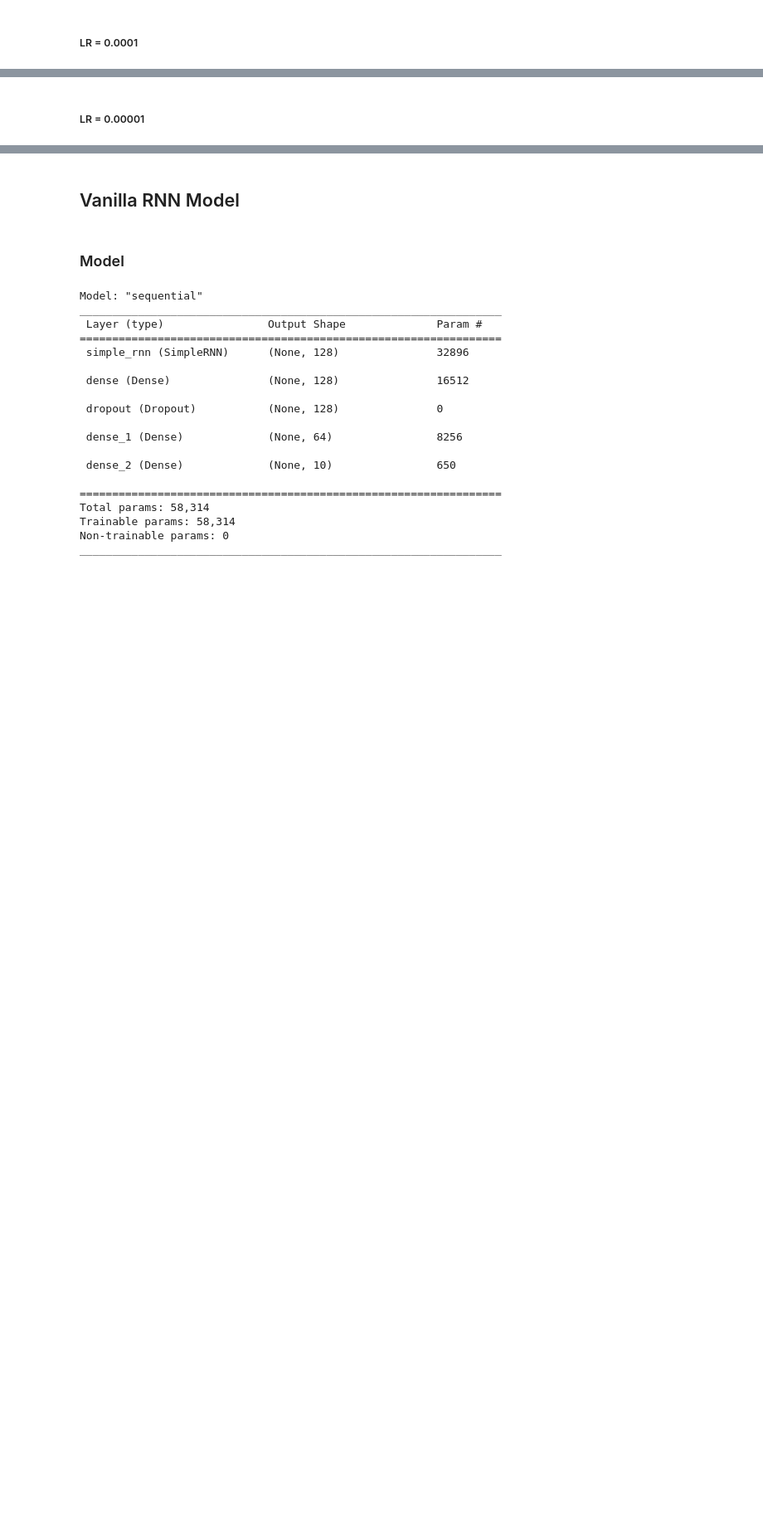
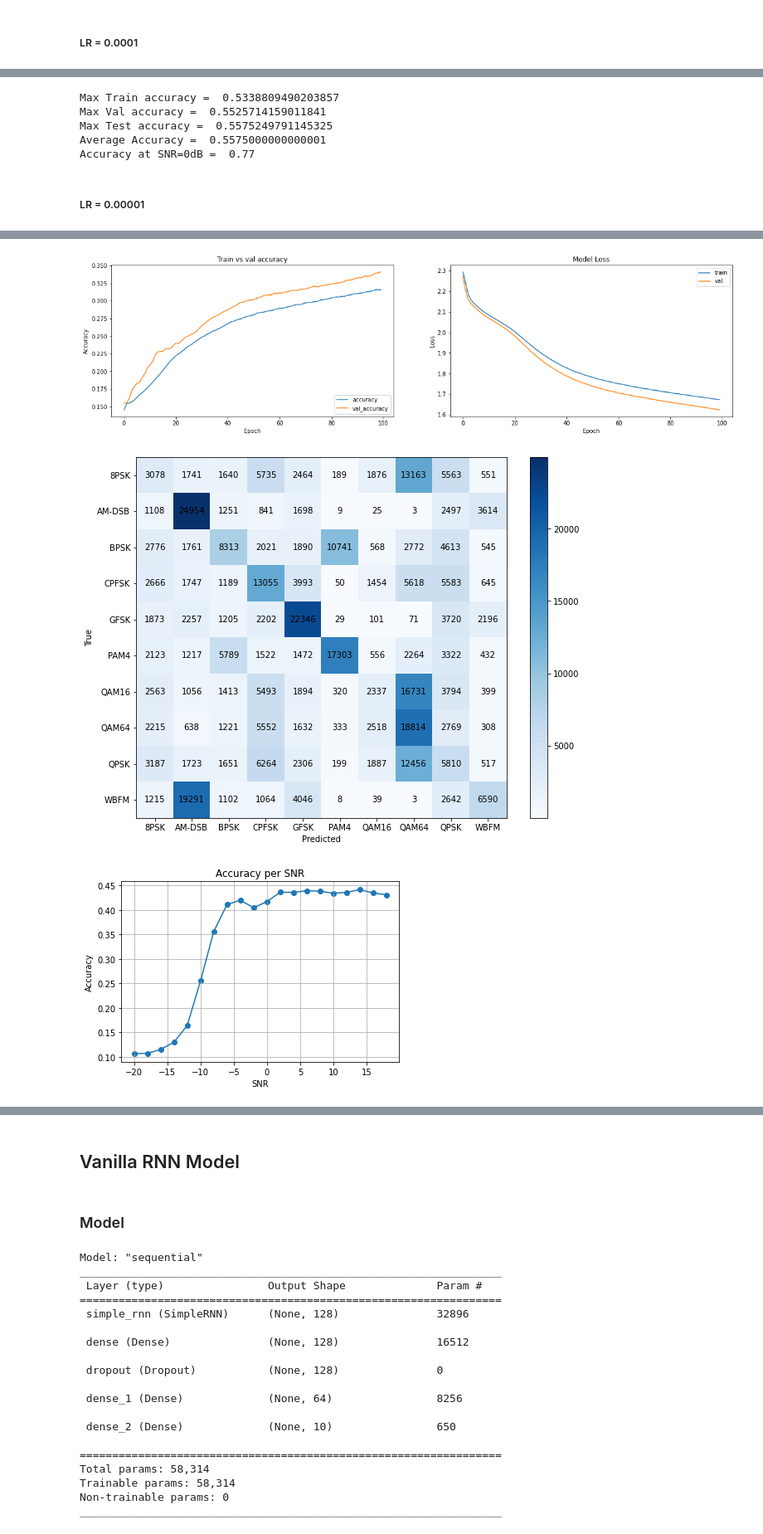
Before and after one commit to Abdelrahman-Shawky/Modulation-Classification, a Jupyter notebook: Modulation_Classification.ipynb, the cells around one changed output, grey strips where cells are left out. Shown at 83% size. Cells and saved outputs as stored; diff of their text form; code cells hidden in the pictures; blank space fills up the shorter version.

```diff
--- a/Modulation_Classification.ipynb
+++ b/Modulation_Classification.ipynb
@@ -472,8 +465,15 @@ test_acc, train_acc, val_acc = evaluate_model(model_0001, model_0001_history)
 # %%
-print_accuracies(test_acc, train_acc, val_acc)
+print_accuracies(test_acc, train_acc, val_acc, snr_acc)
+# %% [output]
+Max Train accuracy =  0.5338809490203857
+Max Val accuracy =  0.5525714159011841
+Max Test accuracy =  0.5575249791145325
+Average Accuracy =  0.5575000000000001
+Accuracy at SNR=0dB =  0.77
 # %% [markdown]
 ##### LR = 0.00001
 # %%
 model_00001, model_00001_history = load_model("CNN_RAW_0.00001")
 # %%
-test_acc, train_acc, val_acc = evaluate_model(model_00001, model_00001_history)
+test_acc, train_acc, val_acc, snr_acc = evaluate_model(model_00001, model_00001_history)
+# %% [output]
@@ -479,0 +481,3 @@ test_acc, train_acc, val_acc = evaluate_model(model_00001, model_00001_history)
+[figure, added]
+[figure, added]
+[figure, added]
```
Also changed, not shown: parts of 103 cells of this notebook.
